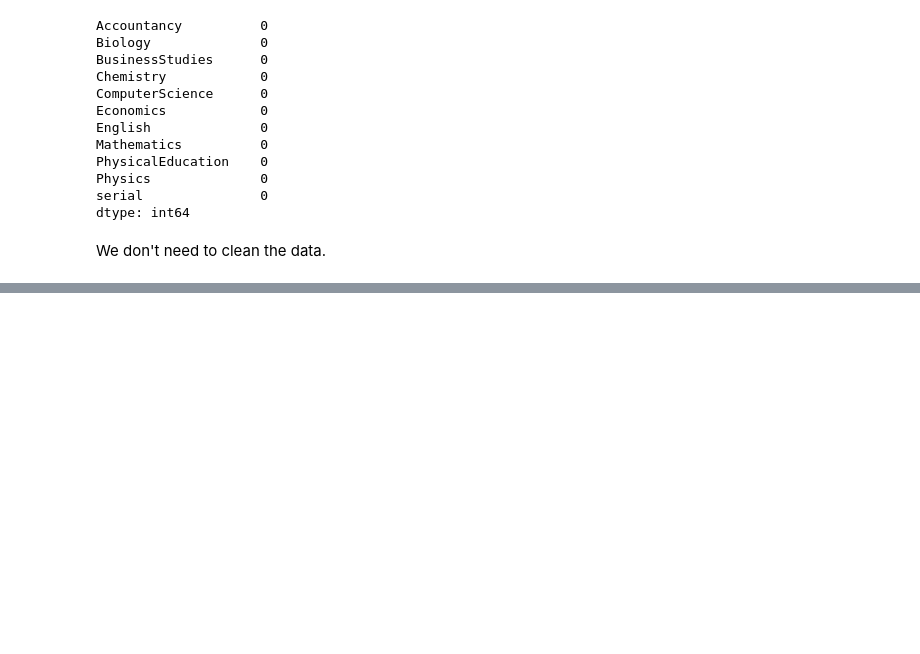
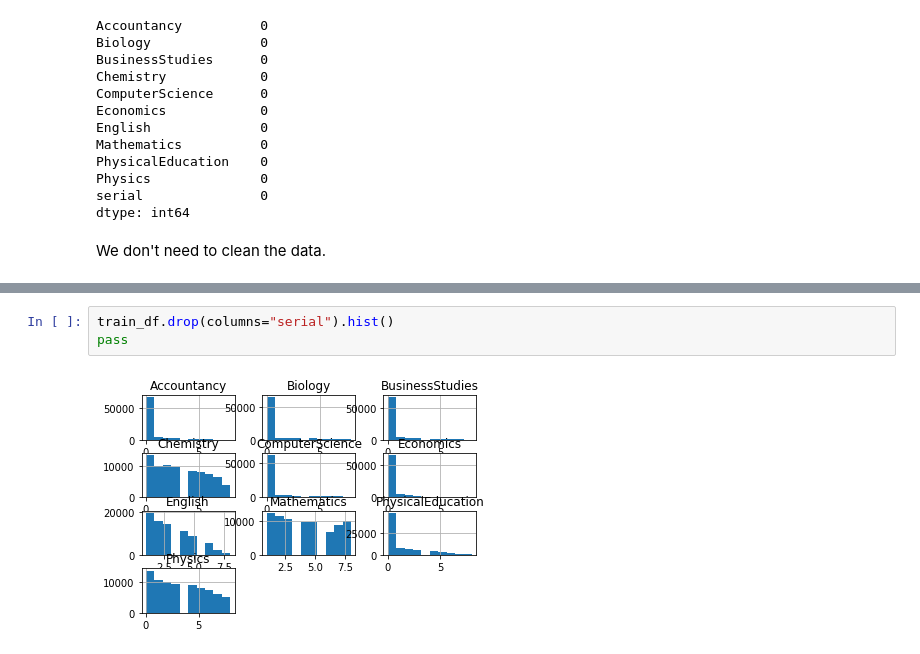
Before and after one commit to robineriksson/HackerRankSolutions, a Jupyter notebook: predictMissingGrade/predictMissinGrade.ipynb, the cells around one changed output, grey strips where cells are left out. Cells and saved outputs as stored; diff of their text form; blank space fills up the shorter version.

```diff
--- a/predictMissingGrade/predictMissinGrade.ipynb
+++ b/predictMissingGrade/predictMissinGrade.ipynb
@@ -98,0 +106,5 @@ sns.heatmap(corr, annot=True)
+# %%
+train_df.drop(columns="serial").hist()
+pass
+# %% [output]
+[figure, added]
```
Also changed, not shown: parts of 16 cells of this notebook.
